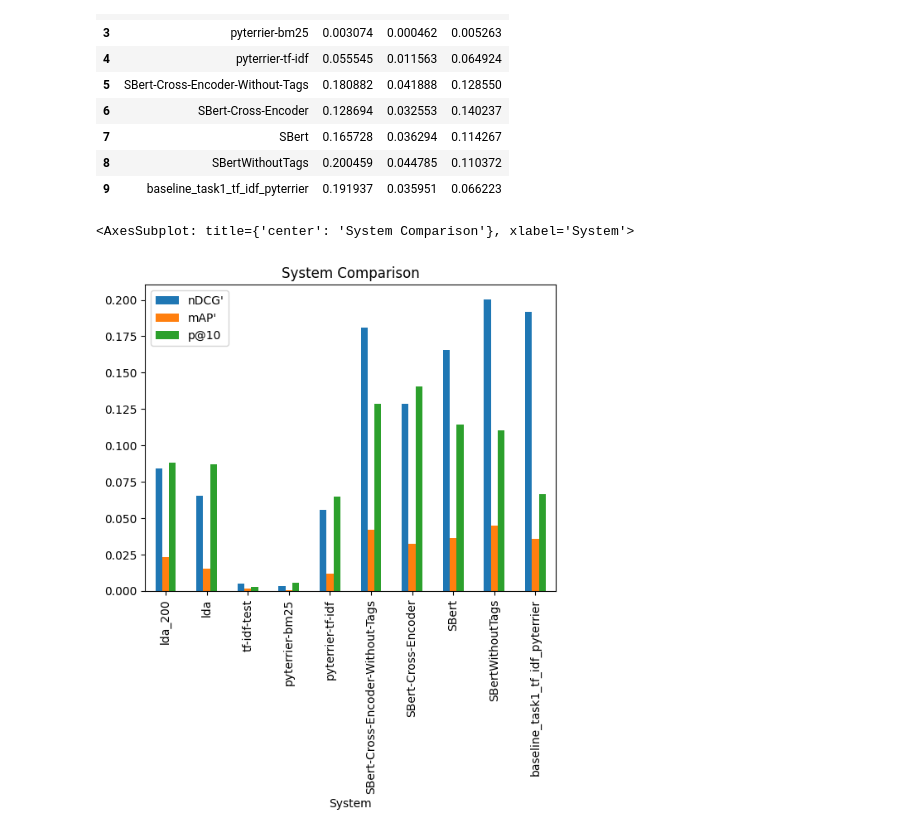
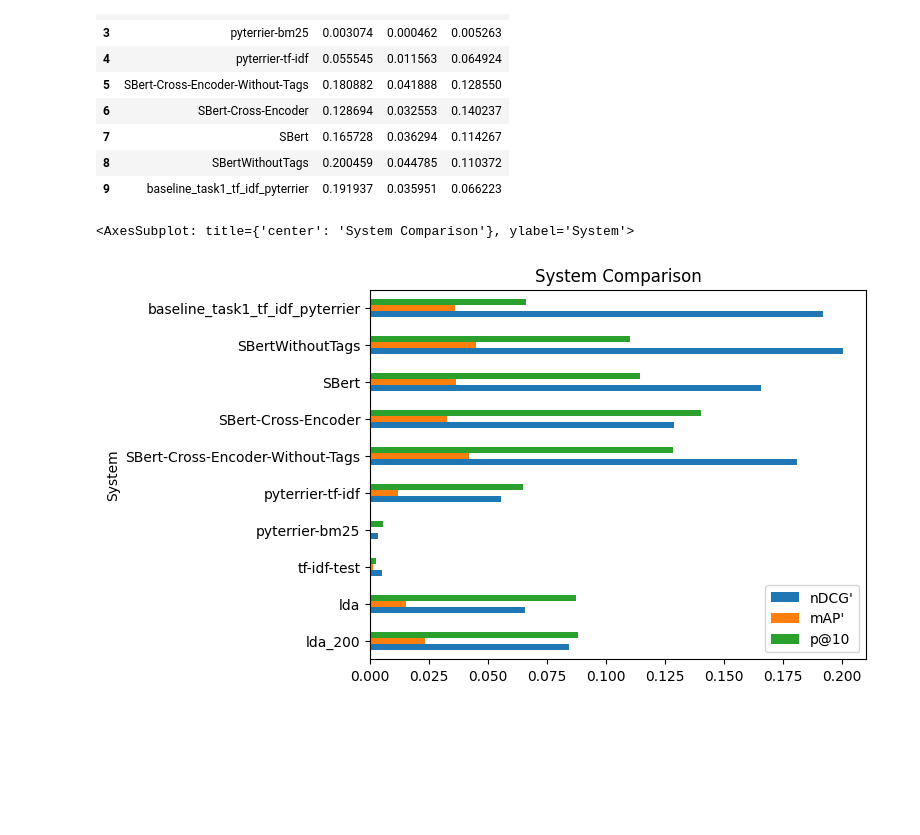
Before and after one commit to Niklas-23/information-retrieval, a Jupyter notebook: notebooks/results.ipynb, the cells around one changed output. Cells and saved outputs as stored; diff of their text form; code cells hidden in the pictures; blank space fills up the shorter version.

Commit message:
Add vertical system comparison chart

```diff
--- a/notebooks/results.ipynb
+++ b/notebooks/results.ipynb
@@ -73,7 +73,7 @@ res_df
 | 8 | SBertWithoutTags | 0.200459 | 0.044785 | 0.110372 |
 | 9 | baseline_task1_tf_idf_pyterrier | 0.191937 | 0.035951 | 0.066223 |
 # %%
-res_df.plot.bar(x='System', title='System Comparison')
+res_df.plot.barh(x='System', title='System Comparison')
 # %% [output]
-<AxesSubplot: title={'center': 'System Comparison'}, xlabel='System'>
+<AxesSubplot: title={'center': 'System Comparison'}, ylabel='System'>
-[figure, old version]
+[figure, new version]
```
Also changed, not shown: 1 other file.
